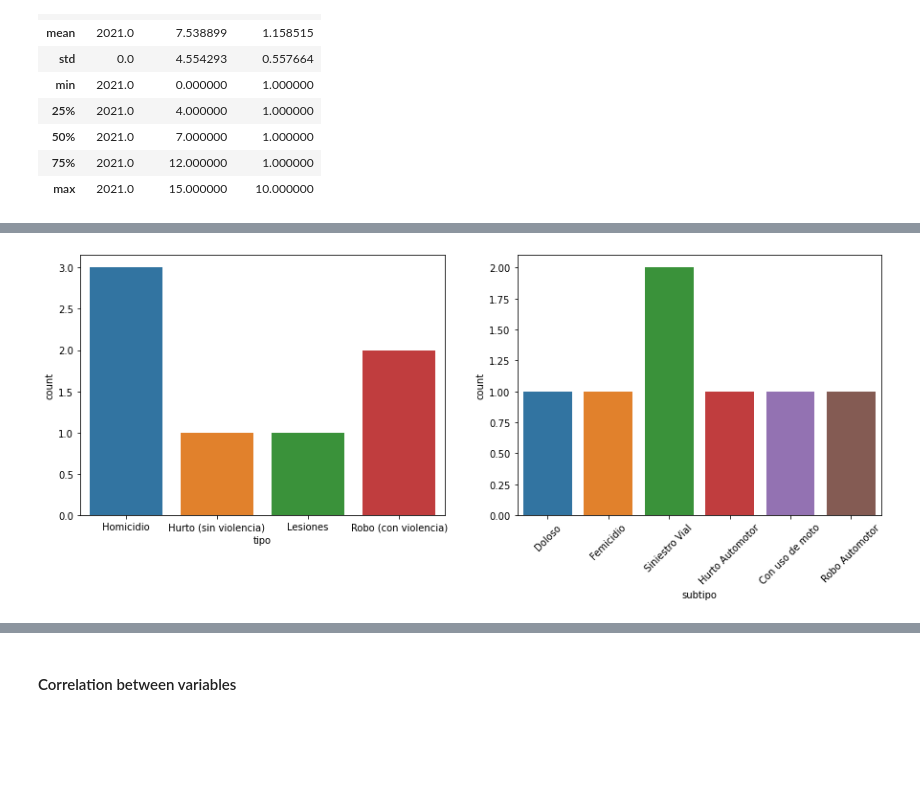
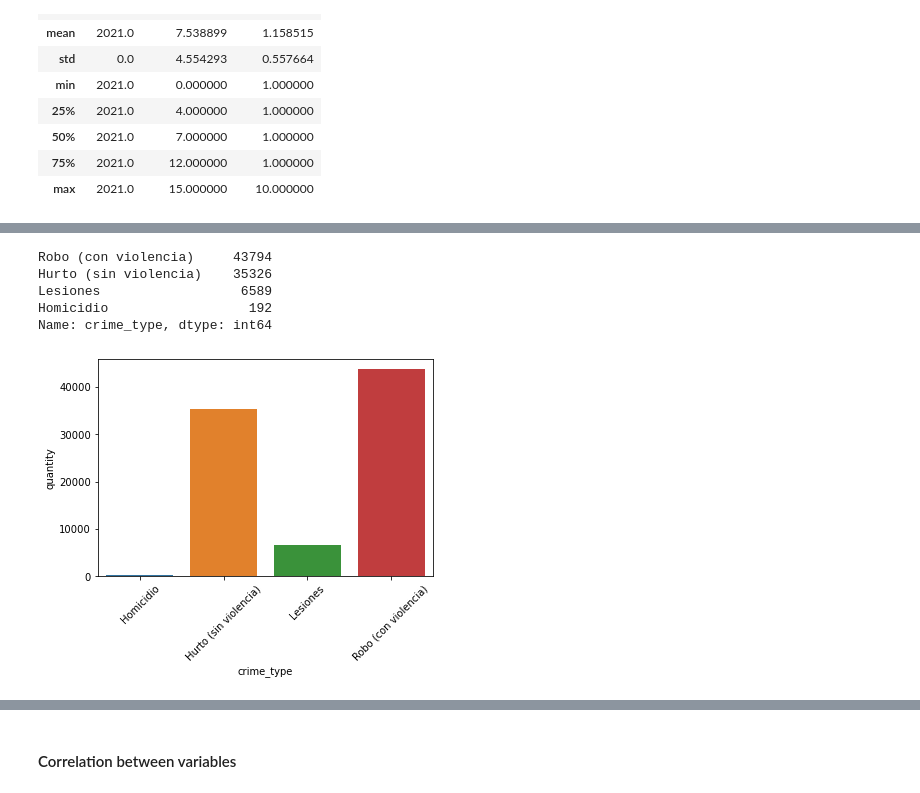
Before and after one commit to nraffa/ML-fun-ride, a Jupyter notebook: k-means/kmeans.ipynb, the cells around one changed output, grey strips where cells are left out. Cells and saved outputs as stored; diff of their text form; code cells hidden in the pictures; blank space fills up the shorter version.

```diff
--- a/k-means/kmeans.ipynb
+++ b/k-means/kmeans.ipynb
@@ -54,0 +126,12 @@ df.describe()
+# %%
+print('The crime_type column:')
+print(df_kmeans.crime_type.unique())
+
+#translate values of the crime_type column into english
+df_kmeans['crime_type'] = df_kmeans['crime_type'].replace({'Homicidio':'Homicide',
+                                                                'Lesiones':'Injury',
+                                                                'Robo (con violencia)':'Theft (with violence)',
+                                                                'Hurto (sin violencia)':'Petty Larceny'})
+
+print('\nThe crime_type column after the translation')
+print(df_kmeans.crime_type.unique())
@@ -54,0 +146,25 @@ df.describe()
+# %%
+#Using sckit-learn's LabelEncoder for the barrio categorical feature
+from sklearn.preprocessing import LabelEncoder
+
+# Set up the LabelEncoder object
+enc = LabelEncoder()
+
+#Apply the encoding to the barrio feature
+df_kmeans['district_enc'] = enc.fit_transform(df_kmeans['district'])
+
+#Apply the encoding to the uso_armas feature
+df_kmeans['weapon_use_enc'] = enc.fit_transform(df_kmeans['weapon_use'])
+# %%
+#save the encoded categorical features
+encoding_df = df_kmeans[['district', 'district_enc','weapon_use', 'weapon_use_enc']].drop_duplicates().reset_index(drop=True)
+
+# Compare the two columns (sckit label encoder)
+print('The two columns of barrio before and after the encoding')
+print(df_kmeans[['district','district_enc']].drop_duplicates().reset_index(drop=True))
+print('\n')
+print('The two columns of uso_armas before and after the encoding')
+print(df_kmeans[['weapon_use','weapon_use_enc']].drop_duplicates().reset_index(drop=True))
+
+#drop the categorical features
+df_kmeans.drop(columns=['district','weapon_use'], inplace=True)
@@ -55,12 +198,19 @@ df.describe()
+# %%
+df_kmeans.crime_type.value_counts()
+# %% [output]
+Robo (con violencia)     43794
+Hurto (sin violencia)    35326
+Lesiones                  6589
+Homicidio                  192
+Name: crime_type, dtype: int64
 # %%
 #see the quantity of each type of crime in the dataset
-df_g = df.groupby(['tipo','subtipo']).agg(cantidad = pd.NamedAgg(column='cantidad', aggfunc='sum')).reset_index()
+df_g = df_kmeans.groupby(['crime_type']).agg(quantity = pd.NamedAgg(column='crime_type', aggfunc='count')).reset_index()
 
 #plot the quantity of each type of crime
-fig, ax = plt.subplots(1,2,figsize=(15,5))
-sns.countplot(x='tipo', data=df_g , ax=ax[0])
-sns.countplot(x='subtipo', data=df_g , ax=ax[1])
+fig, ax = plt.subplots() #1,figsize=(15,5))
+sns.barplot(x='crime_type', y= 'quantity' , data=df_g )
 plt.xticks(rotation=45)
 fig.show()
 # %% [output]
-[figure, old version]
+[figure, new version]
```
Also changed, not shown: parts of 26 cells of this notebook.
